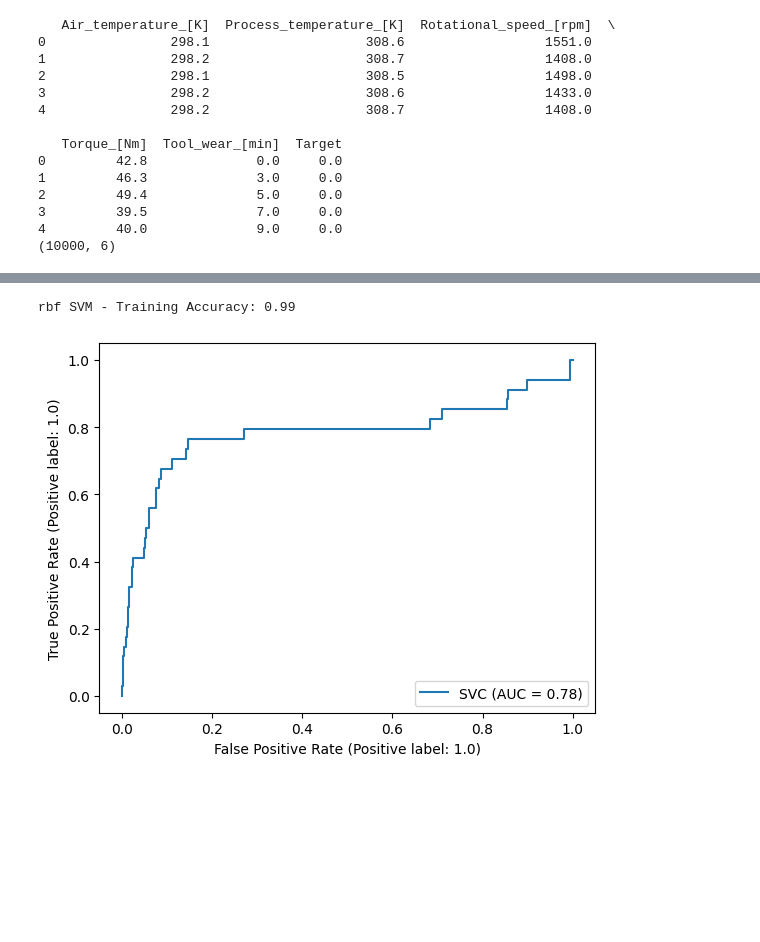
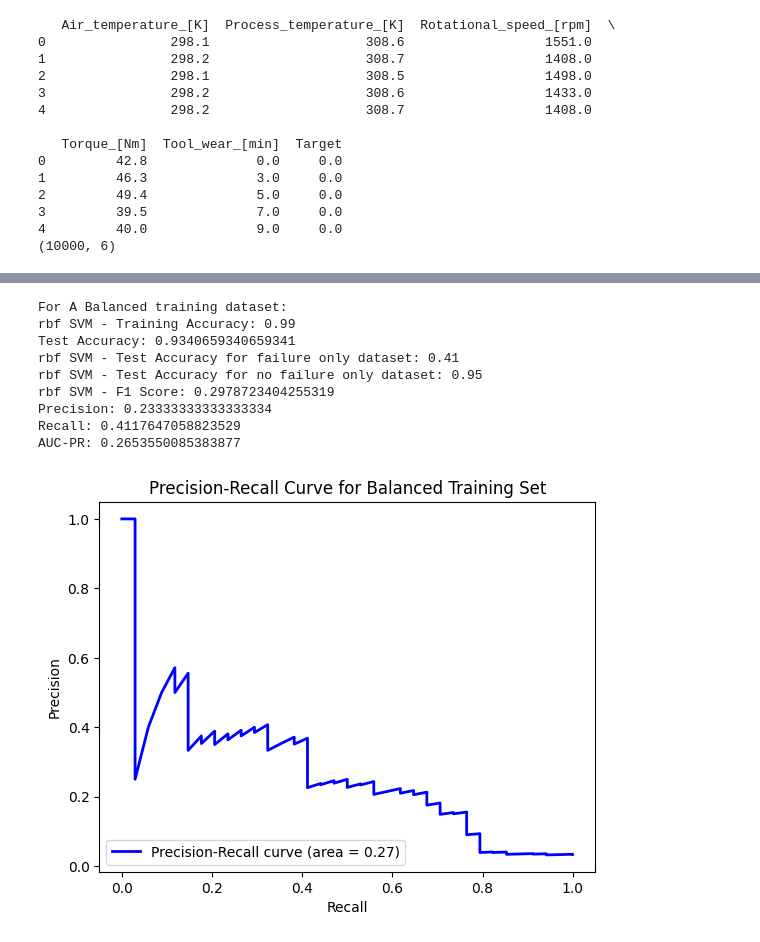
Before and after one commit to Gediyo/ECE1513-Project, a Jupyter notebook: Project_SVM_update.ipynb, the cells around one changed output, grey strips where cells are left out. Drawn from its saved outputs; the diff is of its cells as text; code cells hidden in the pictures; blank space fills up the shorter version.

```diff
--- a/Project_SVM_update.ipynb
+++ b/Project_SVM_update.ipynb
@@ -129,10 +185,59 @@ rbf SVM - F1 Score: 0.2978723404255319
-# %%
-train_accuracy = accuracy_score(y_resampled, best_svm.predict(X_resampled))
-print(f"rbf SVM - Training Accuracy: {train_accuracy:.2f}")
-# %% [output]
-rbf SVM - Training Accuracy: 0.99
-# %%
-# Visulalization
-svm_disp = RocCurveDisplay.from_estimator(best_svm, X_test, y_test)
-# %% [output]
-[figure, removed]
+# %%
+svm_balanced = SVC(C = 10, gamma = 0.01, probability=True)
+svm_balanced.fit(X_resampled, y_resampled)
+
+# Evaluating training accuracy
+train_accuracy = accuracy_score(y_resampled, svm_balanced.predict(X_resampled))
+print("For A Balanced training dataset:")
+print(f"rbf SVM - Training Accuracy: {train_accuracy:.2f}")
+
+# Evaluate the best estimator on the test data
+test_accuracy = svm_balanced.score(X_test, y_test)
+print("Test Accuracy:", test_accuracy)
+
+
+test_failure_accuracy = accuracy_score(y_test_failure, svm_balanced.predict(X_test_failure))
+test_no_failure_accuracy = accuracy_score(y_test_no_failure, svm_balanced.predict(X_test_no_failure))
+
+print(f"rbf SVM - Test Accuracy for failure only dataset: {test_failure_accuracy:.2f}")
+print(f"rbf SVM - Test Accuracy for no failure only dataset: {test_no_failure_accuracy:.2f}")
+
+# F1 score calucation of the model
+f1 = f1_score(y_test, svm_balanced.predict(X_test))
+
+# Display the F1 score
+print("rbf SVM - F1 Score:", f1)
+# Compute precision and recall
+precision = precision_score(y_test, svm_balanced.predict(X_test))
+recall = recall_score(y_test, svm_balanced.predict(X_test))
+print("Precision:", precision)
+print("Recall:", recall)
+
+# Predict probabilities of class membership
+y_scores = svm_balanced.predict_proba(X_test)[:, 1]
+
+# Compute precision-recall curve and area under the curve (AUC)
+precision, recall, _ = precision_recall_curve(y_test, y_scores)
+auc_pr = auc(recall, precision)
+
+print("AUC-PR:", auc_pr)
+
+# Plot the precision-recall curve
+plt.figure()
+plt.plot(recall, precision, color='blue', lw=2, label='Precision-Recall curve (area = %0.2f)' % auc_pr)
+plt.xlabel('Recall')
+plt.ylabel('Precision')
+plt.title('Precision-Recall Curve for Balanced Training Set')
+plt.legend(loc='lower left')
+plt.show()
+# %% [output]
+For A Balanced training dataset:
+rbf SVM - Training Accuracy: 0.99
+Test Accuracy: 0.9340659340659341
+rbf SVM - Test Accuracy for failure only dataset: 0.41
+rbf SVM - Test Accuracy for no failure only dataset: 0.95
+rbf SVM - F1 Score: 0.2978723404255319
+Precision: 0.23333333333333334
+Recall: 0.4117647058823529
+AUC-PR: 0.2653550085383877
+[figure, added]
```
Also changed, not shown: parts of 6 cells of this notebook.
